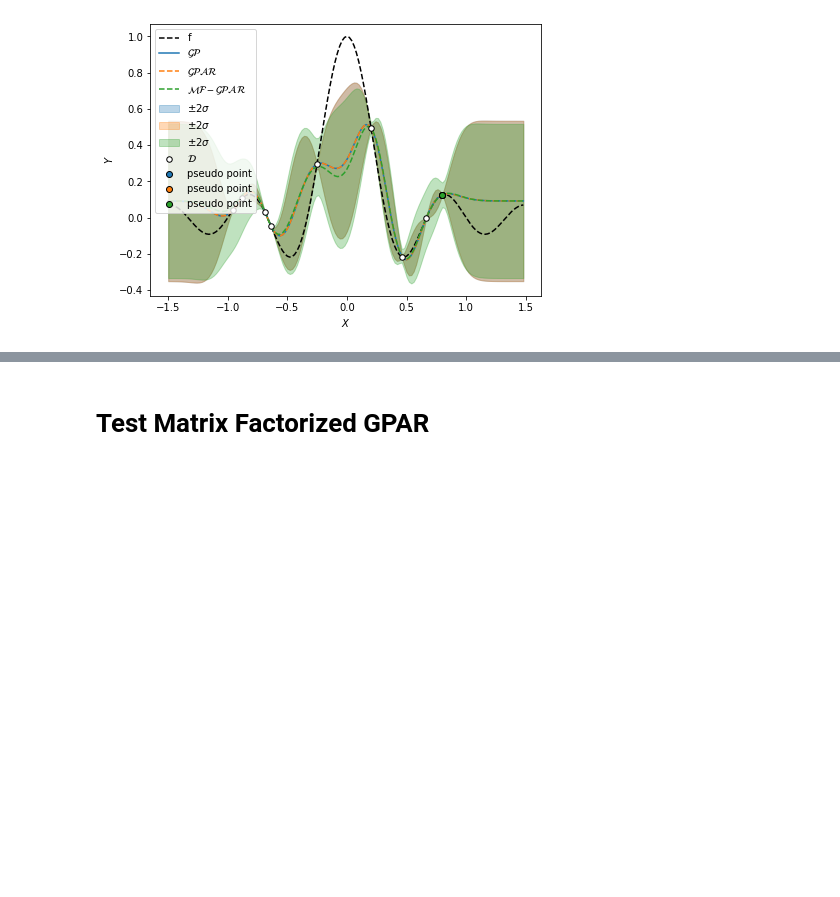
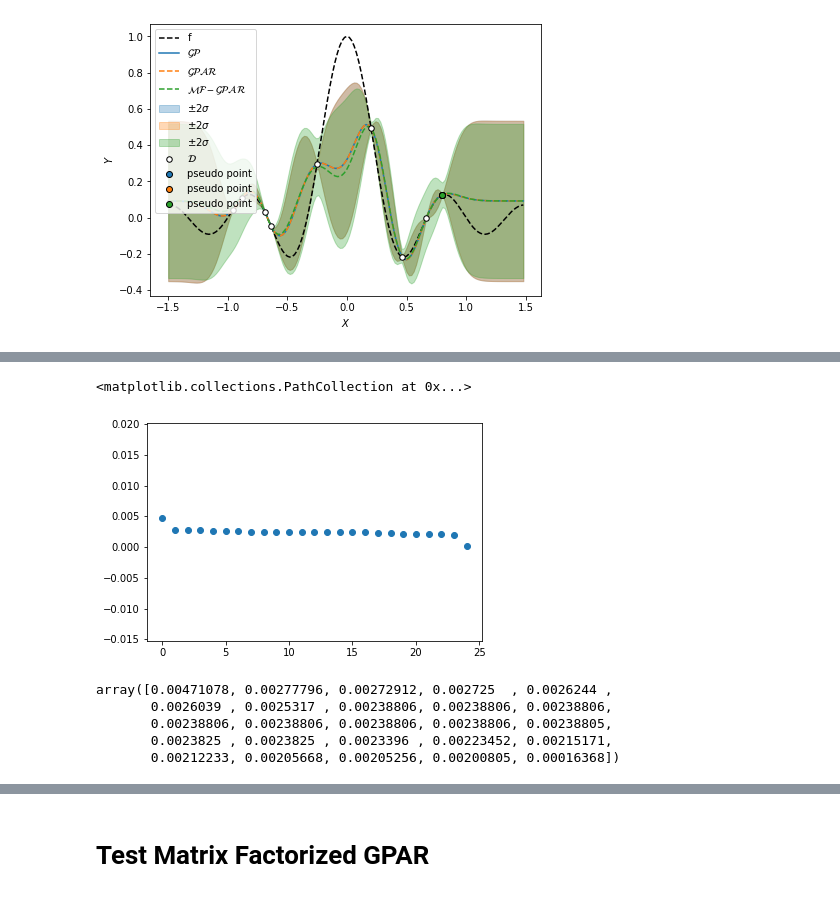
Before and after one commit to gncs/boa, a Jupyter notebook: notebooks/scratch.ipynb, the cells around one changed output, grey strips where cells are left out. Cells and saved outputs as stored; diff of their text form; code cells hidden in the pictures; blank space fills up the shorter version.

```diff
--- a/notebooks/scratch.ipynb
+++ b/notebooks/scratch.ipynb
@@ -186,0 +332,2 @@ fig.show()
+# %%
+eig_vals = np.linalg.svd(K, compute_uv=False)
@@ -186,0 +416,13 @@ fig.show()
+# %%
+plt.scatter(np.arange(25), eig_vals[:])
+# %% [output]
+<matplotlib.collections.PathCollection at 0x...>
+[figure, added]
+# %%
+eig_vals
+# %% [output]
+array([0.00471078, 0.00277796, 0.00272912, 0.002725  , 0.0026244 ,
+       0.0026039 , 0.0025317 , 0.00238806, 0.00238806, 0.00238806,
+       0.00238806, 0.00238806, 0.00238806, 0.00238806, 0.00238805,
+       0.0023825 , 0.0023825 , 0.0023396 , 0.00223452, 0.00215171,
+       0.00212233, 0.00205668, 0.00205256, 0.00200805, 0.00016368])
```
Also changed, not shown: parts of 26 cells of this notebook, 6 other files.
